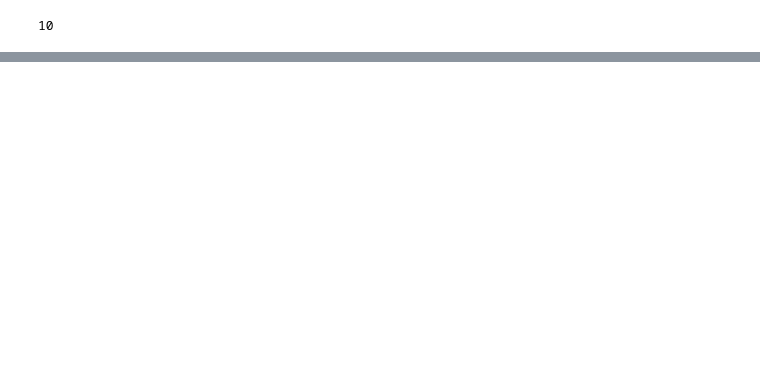
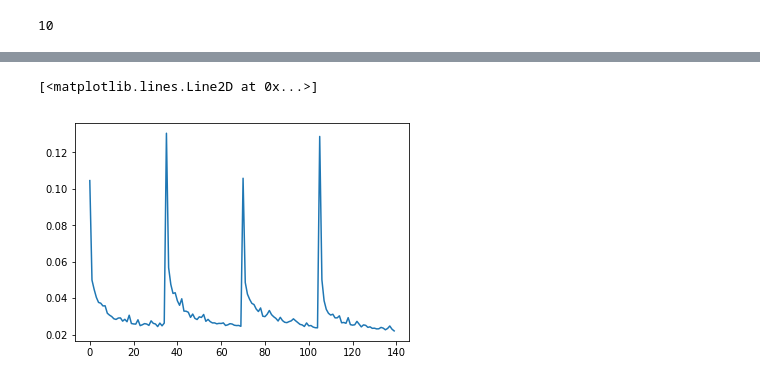
Before and after one commit to cudajay/ANNA-MOLLY, a Jupyter notebook: scartch.ipynb, the cells around one changed output, grey strips where cells are left out. Drawn from its saved outputs; the diff is of its cells as text; code cells hidden in the pictures; blank space fills up the shorter version.

```diff
--- a/scartch.ipynb
+++ b/scartch.ipynb
@@ -159,0 +200,5 @@ Epoch 25/35
+# %%
+plt.plot(hist4.history['val_loss'])
+# %% [output]
+[<matplotlib.lines.Line2D at 0x...>]
+[figure, added]
```
Also changed, not shown: parts of 9 cells of this notebook, 7 other files.
